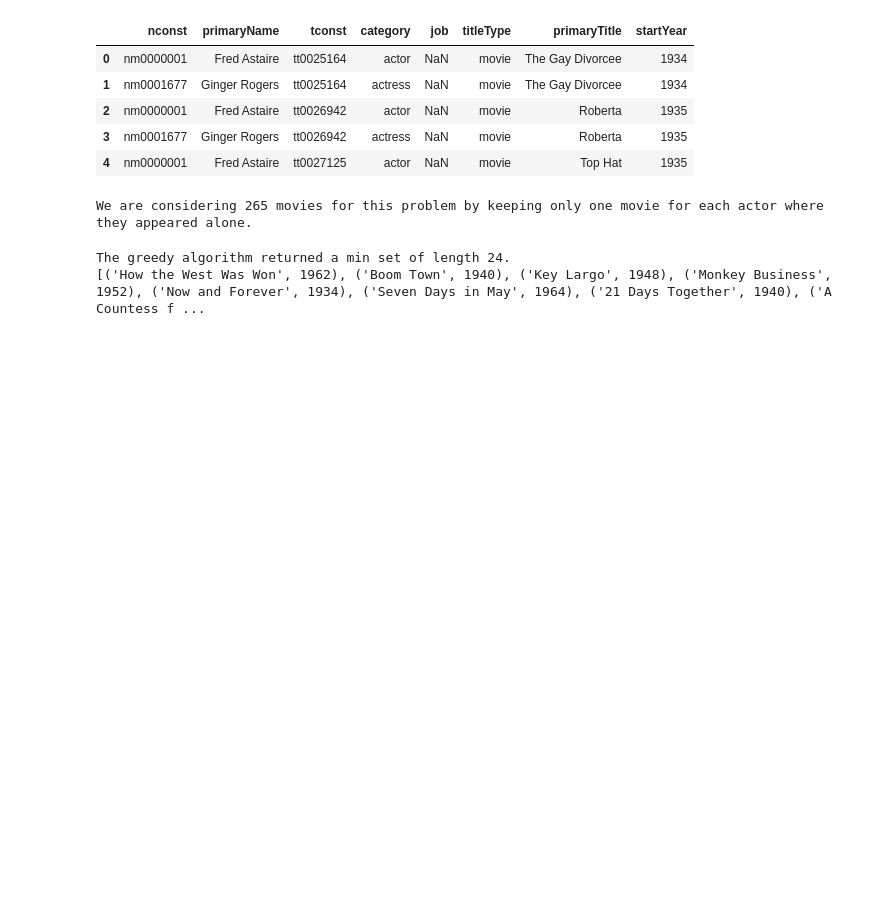
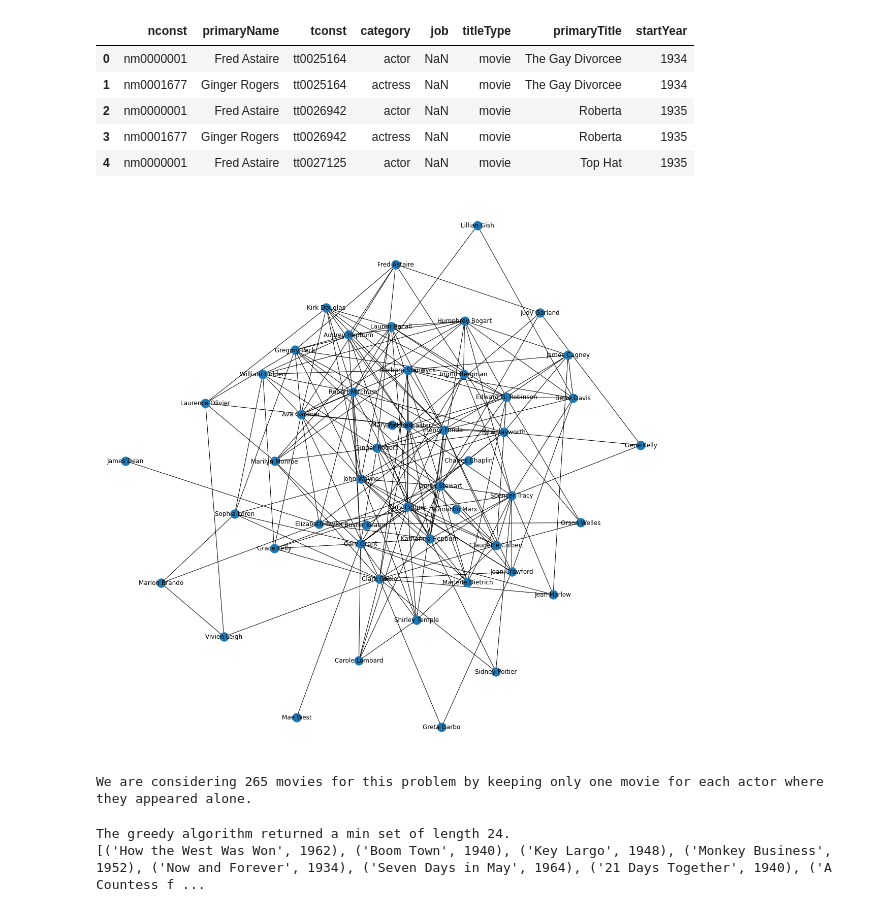
Before and after one commit to MaximeKan/Algorithms, a Jupyter notebook: SetCover.ipynb, the cells around one changed output. Drawn from its saved outputs; the diff is of its cells as text; code cells hidden in the pictures; blank space fills up the shorter version.

```diff
--- a/SetCover.ipynb
+++ b/SetCover.ipynb
@@ -77,6 +91,19 @@ set_movies.head()
 | 2 | nm0000001 | Fred Astaire | tt0026942 | actor | NaN | movie | Roberta | 1935 |
 | 3 | nm0001677 | Ginger Rogers | tt0026942 | actress | NaN | movie | Roberta | 1935 |
 | 4 | nm0000001 | Fred Astaire | tt0027125 | actor | NaN | movie | Top Hat | 1935 |
+# %%
+G=nx.Graph()
+G.add_nodes_from(legend_actors)
+actor_pairs = []
+for movie in combinations.primaryTitle.unique():
+    actors = list(combinations[combinations.primaryTitle == movie].primaryName)
+    actor_pairs += list(itertools.combinations(actors, 2))
+G.add_edges_from(actor_pairs)
+# %%
+fig, ax = plt.subplots(figsize=(20,20))
+nx.draw(G, with_labels=True, pos=nx.kamada_kawai_layout(G, pos=nx.random_layout(G, seed=2)), ax=ax)
+# %% [output]
+[figure, added]
 # %%
 print("We are considering %i movies for this problem by keeping only one movie for each actor where they appeared alone."
       %len(set_movies[["primaryTitle", "startYear"]].drop_duplicates()))
```
Also changed, not shown: parts of 9 cells of this notebook.
